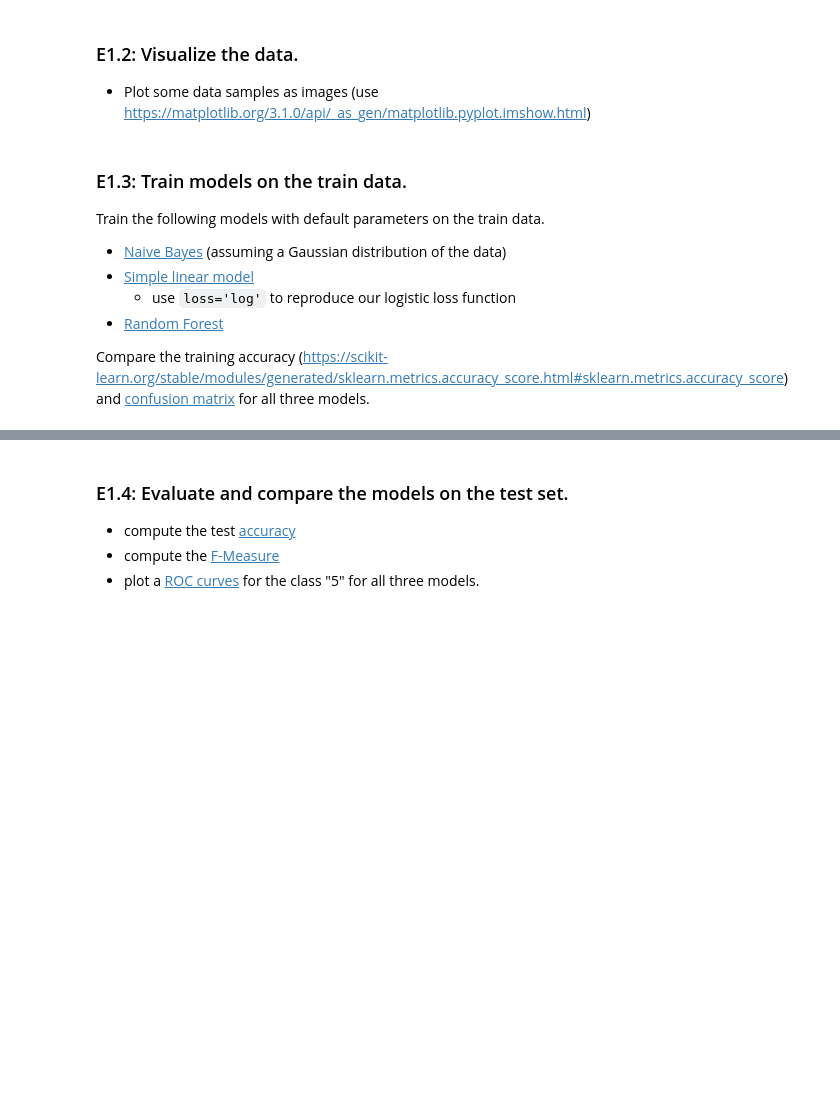
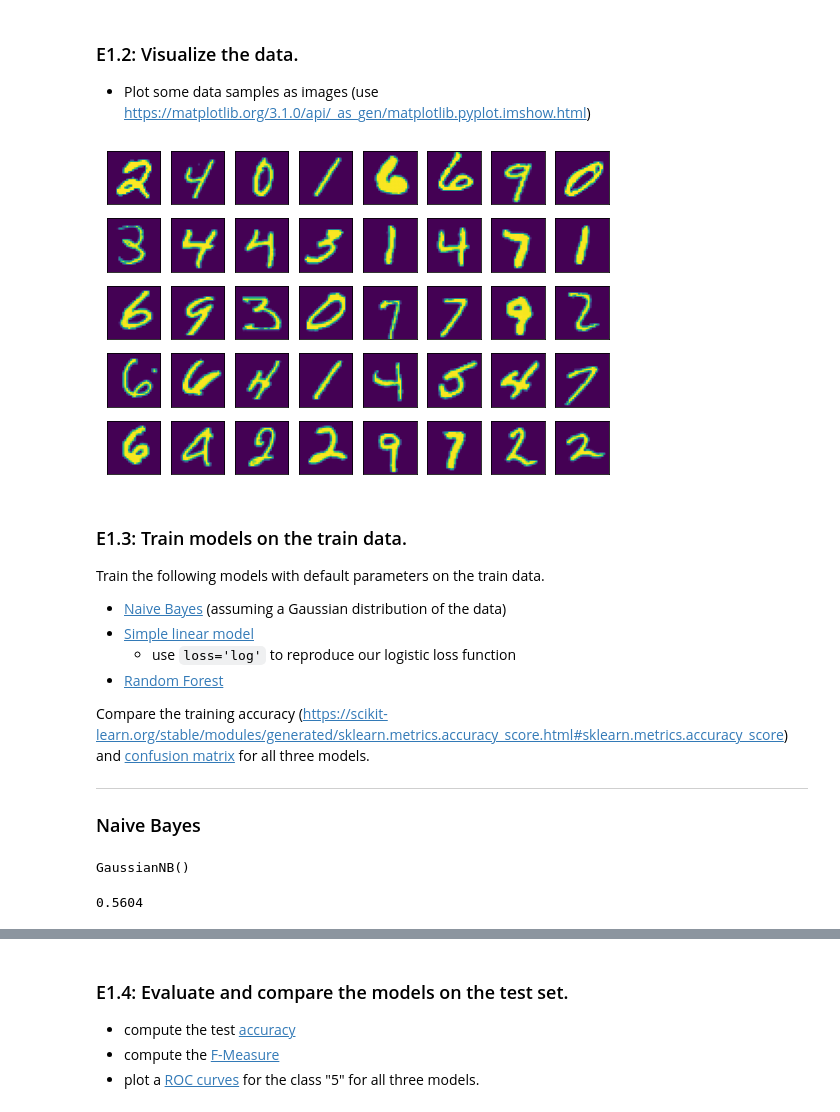
Before and after one commit to trenklem/DataScience21, a Jupyter notebook: Block_5/Assignments/5_a_Classification.ipynb, the cells around one changed output, grey strips where cells are left out. Drawn from its saved outputs; the diff is of its cells as text; code cells hidden in the pictures; blank space fills up the shorter version.

```diff
--- a/Block_5/Assignments/5_a_Classification.ipynb
+++ b/Block_5/Assignments/5_a_Classification.ipynb
@@ -11,6 +14,6 @@ from sklearn.datasets import fetch_openml
 # %%
 # Load data from https://www.openml.org/d/554
-X, y = fetch_openml('mnist_784', version=1, return_X_y=True)
+X, y = fetch_openml('mnist_784', version=1, return_X_y=True, as_frame=False)
 # %% [markdown]
 #the full MNIST data set contains 70k samples of digits 0-9 as 28*28 gray scale images (represented as 784 dim vectors)
 np.shape(X)
@@ -24,9 +27,19 @@ X[1,:].reshape((28,28)).shape
 (28, 28)
 # %% [markdown]
 ### E1.1: Use SkLearn methods to split the MNIST data into random train and test sets. Use 60k samples for training.
+# %%
+X_train, X_test, y_train, y_test = train_test_split(X, y, train_size=60000, random_state=42)
 # %% [markdown]
 ### E1.2: Visualize the data.
 * Plot some data samples as images (use https://matplotlib.org/3.1.0/api/_as_gen/matplotlib.pyplot.imshow.html)
+# %%
+fig, axs = plt.subplots(nrows=5, ncols=8, figsize=(9, 6),
+                        subplot_kw={'xticks': [], 'yticks': []})
+
+for idx, ax in enumerate(axs.flat):
+    ax.imshow(X_train[idx,:].reshape((28,28)))
+# %% [output]
+[figure, added]
 # %% [markdown]
 ### E1.3: Train models on the train data.
 Train the following models with default parameters on the train data.
@@ -36,3 +49,12 @@ Train the following models with default parameters on the train data.
 * [Random Forest](https://scikit-learn.org/stable/modules/generated/sklearn.ensemble.RandomForestClassifier.html#sklearn.ensemble.RandomForestClassifier)
 
 Compare the training accuracy (https://scikit-learn.org/stable/modules/generated/sklearn.metrics.accuracy_score.html#sklearn.metrics.accuracy_score) and [confusion matrix](https://scikit-learn.org/stable/modules/generated/sklearn.metrics.confusion_matrix.html#sklearn.metrics.confusion_matrix) for all three models.
+___
+### Naive Bayes
+# %%
+from sklearn.naive_bayes import GaussianNB
+
+clf_gaussian = GaussianNB()
+clf_gaussian.fit(X_train, y_train)
+# %% [output]
+GaussianNB()
@@ -38,0 +63,4 @@ Compare the training accuracy (https://scikit-learn.org/stable/modules/generated
+# %%
+accuracy_score(y_test, y_pred_gaussian)
+# %% [output]
+0.5604
```
Also changed, not shown: parts of 16 cells of this notebook, 1 other file.
